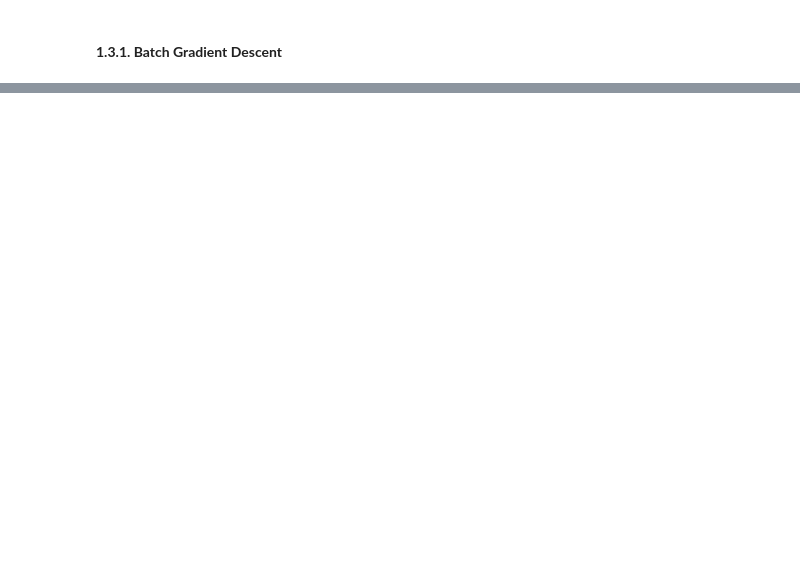
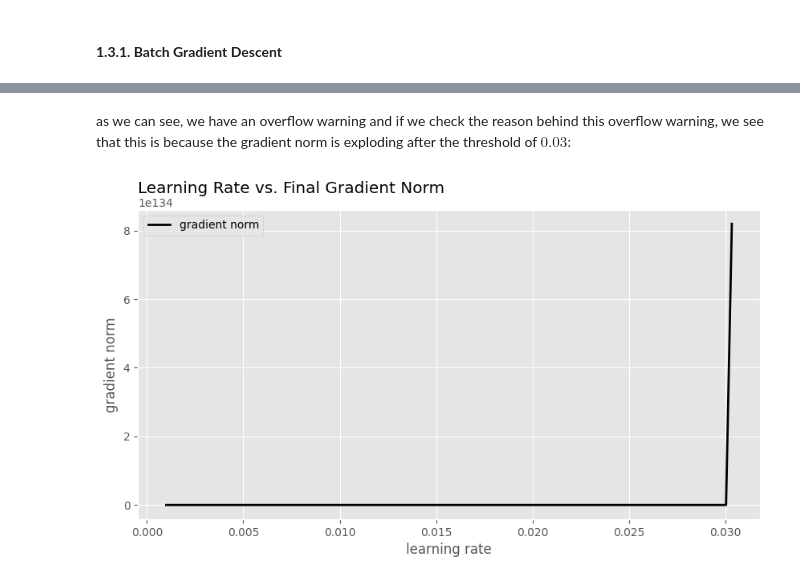
Before and after one commit to YVYX04/ML_First_Steps, a Jupyter notebook: 04_Training_Models.ipynb, the cells around one changed output, grey strips where cells are left out. Cells and saved outputs as stored; diff of their text form; code cells hidden in the pictures; blank space fills up the shorter version.

```diff
--- a/04_Training_Models.ipynb
+++ b/04_Training_Models.ipynb
@@ -289,0 +436,16 @@ Depending on the loss function we chose to minimize with respect to the paramete
+# %% [markdown]
+as we can see, we have an overflow warning and if we check the reason behind this overflow warning, we see that this is because the gradient norm is exploding after the threshold of $0.03$:
+# %%
+fig, ax = plt.subplots(figsize=(10,5))
+
+# plot the gradient norms:
+ax.plot(etas, grad_norms, color='black', linewidth=2, label='gradient norm')
+
+# aesthetics:
+ax.set_xlabel('learning rate')
+ax.set_ylabel('gradient norm')
+ax.set_title('Learning Rate vs. Final Gradient Norm', loc='left', pad=15)
+ax.legend()
+plt.show()
+# %% [output]
+[figure, added]
```
Also changed, not shown: parts of 18 cells of this notebook.
